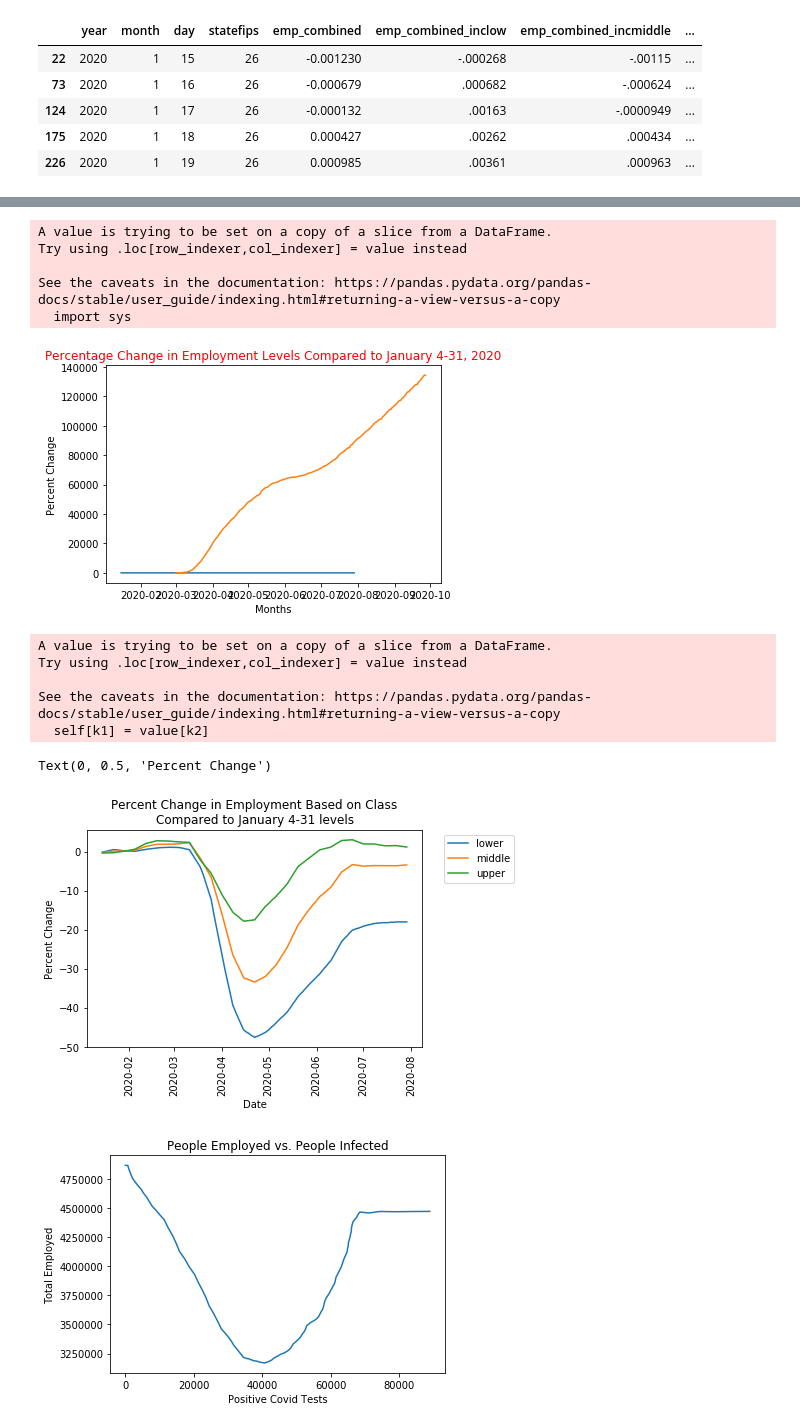
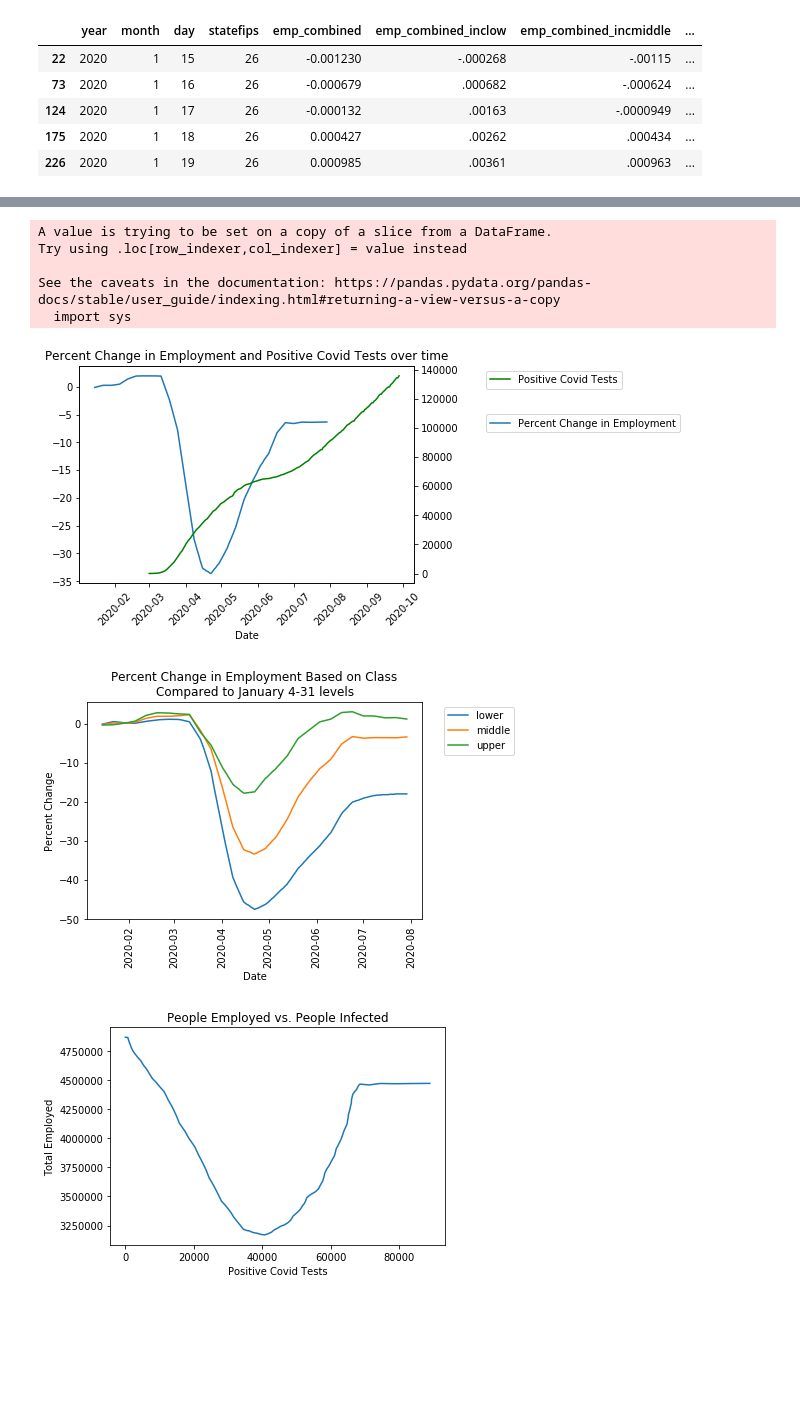
Before and after one commit to KevinKillman/Michigans_Economy_and_Covid, a Jupyter notebook: Kevin/project_1_code.ipynb, the cells around one changed output, grey strips where cells are left out. Saved outputs shown, nothing was run; the diff lists cells and outputs as text; code cells hidden in the pictures; blank space fills up the shorter version.

```diff
--- a/Kevin/project_1_code.ipynb
+++ b/Kevin/project_1_code.ipynb
@@ -78,6 +90,6 @@ See the caveats in the documentation: https://pandas.pydata.org/pandas-docs/stab
 # %%
 # Change in employment as percent
-mi_emp_comb_df.loc[:, 'emp_combined'] *= 100
+mi_emp_comb_df[['emp_combined_inclow', 'emp_combined', 'emp_combined_incmiddle', 'emp_combined_inchigh']]= mi_emp_comb_df[['emp_combined_inclow', 'emp_combined', 'emp_combined_incmiddle', 'emp_combined_inchigh']].astype(float)*100
 mi_emp_comb_df.head().style.format({'emp_combined': '{0:,.5f}%'})
 # %% [output]
 A value is trying to be set on a copy of a slice from a DataFrame.
@@ -99,56 +141,58 @@ See the caveats in the documentation: https://pandas.pydata.org/pandas-docs/stab
 # %%
 date = []
 per_change = []
 #Creating consistent datetime
 for index in mi_emp_comb_df.index:
     date.append(datetime.date(mi_emp_comb_df.loc[index, 'year'],mi_emp_comb_df.loc[index, 'month'],mi_emp_comb_df.loc[index, 'day']))
     per_change.append(mi_emp_comb_df.loc[index, 'emp_combined'])
 mi_emp_comb_df['datetimes'] = date
 
 
 x_values = date
 y_values = per_change
 
 fig, ax1 = plt.subplots()
 ax1.set_xlabel('Date')
 ax1.plot(x_values, y_values)
+plt.xticks(rotation = 45)
+plt.legend(labels = ['Percent Change in Employment'], bbox_to_anchor=(1.2, .8), loc='upper left')
 ax2  = ax1.twinx()
+ax2.plot(covid_df['datetimes'], covid_df['positive'], color = 'green')
+ax2.legend(labels = ['Positive Covid Tests'], bbox_to_anchor=(1.2, 1), loc='upper left')
+plt.title('Percent Change in Employment and Positive Covid Tests over time')
+plt.show()
 
 
 
 
-x_values = date
-y_values = per_change
+
+# x_values = date
+# y_values = per_change
 
 
-fig1  = plt.plot(x_values, y_values)
-fig2 = plt.plot(covid_df['datetimes'], covid_df['positive'])
-plt.xlabel('Months')
-plt.ylabel('Percent Change')
-plt.title('Percentage Change in Employment Levels Compared to January 4-31, 2020', color = 'red')
-plt.show()
+# fig1  = plt.plot(x_values, y_values)
+# fig2 = plt.plot(covid_df['datetimes'], covid_df['positive'])
+# plt.xlabel('Months')
+# plt.ylabel('Percent Change')
+# plt.title('Percentage Change in Employment Levels Compared to January 4-31, 2020', color = 'red')
+# plt.show()
 # %% [output]
 A value is trying to be set on a copy of a slice from a DataFrame.
 Try using .loc[row_indexer,col_indexer] = value instead
 
 See the caveats in the documentation: https://pandas.pydata.org/pandas-docs/stable/user_guide/indexing.html#returning-a-view-versus-a-copy
   import sys
-[figure, old version]
+[figure, new version]
 # %%
-mi_emp_comb_df[['emp_combined_inclow', 'emp_combined_incmiddle', 'emp_combined_inchigh']]= mi_emp_comb_df[['emp_combined_inclow', 'emp_combined_incmiddle', 'emp_combined_inchigh']].astype(float)*100
+
 mi_emp_comb_df.plot('datetimes', ['emp_combined_inclow' , 'emp_combined_incmiddle', 'emp_combined_inchigh'], kind = 'line')
 plt.title('Percent Change in Employment Based on Class\nCompared to January 4-31 levels')
 plt.xlabel('Date')
 plt.xticks(rotation = 90)
 plt.legend(bbox_to_anchor=(1.05, 1), loc='upper left', labels = ['lower', 'middle', 'upper'])
 plt.ylabel('Percent Change')
+plt.show()
 # %% [output]
-A value is trying to be set on a copy of a slice from a DataFrame.
-Try using .loc[row_indexer,col_indexer] = value instead
-
-See the caveats in the documentation: https://pandas.pydata.org/pandas-docs/stable/user_guide/indexing.html#returning-a-view-versus-a-copy
-  self[k1] = value[k2]
-Text(0, 0.5, 'Percent Change')
 [figure]
 # %%
 covid_emp_merge = pd.merge(covid_df, mi_emp_comb_df, on='datetimes', how = 'inner')
```
Also changed, not shown: parts of 11 cells of this notebook.
